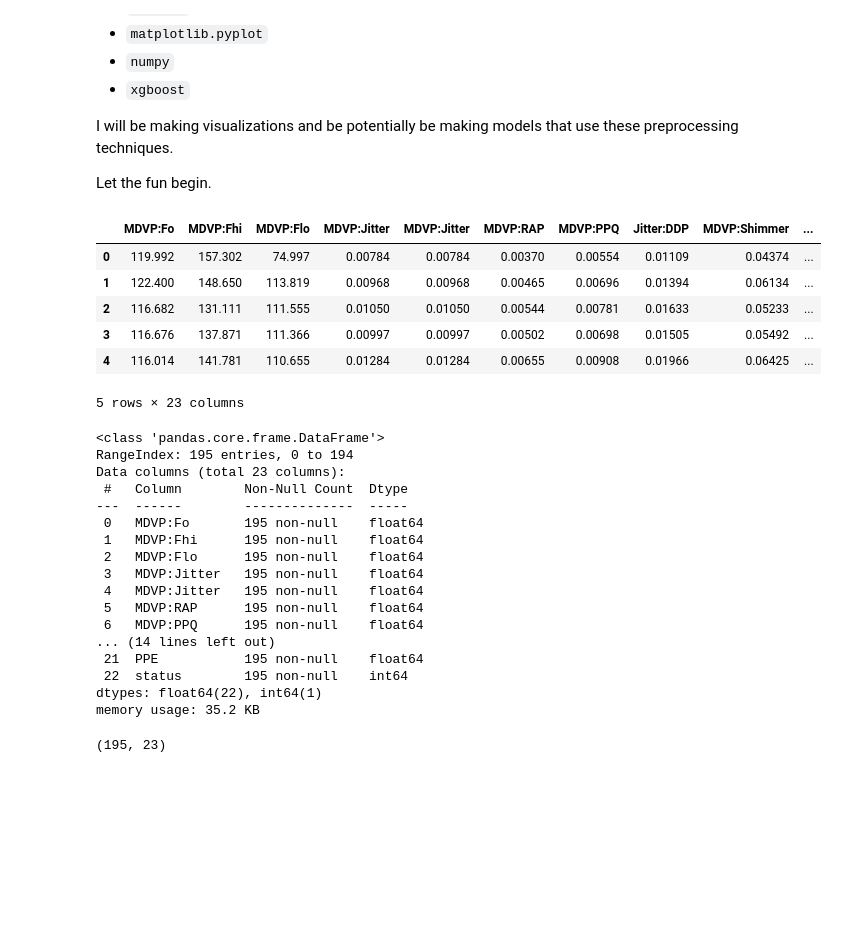
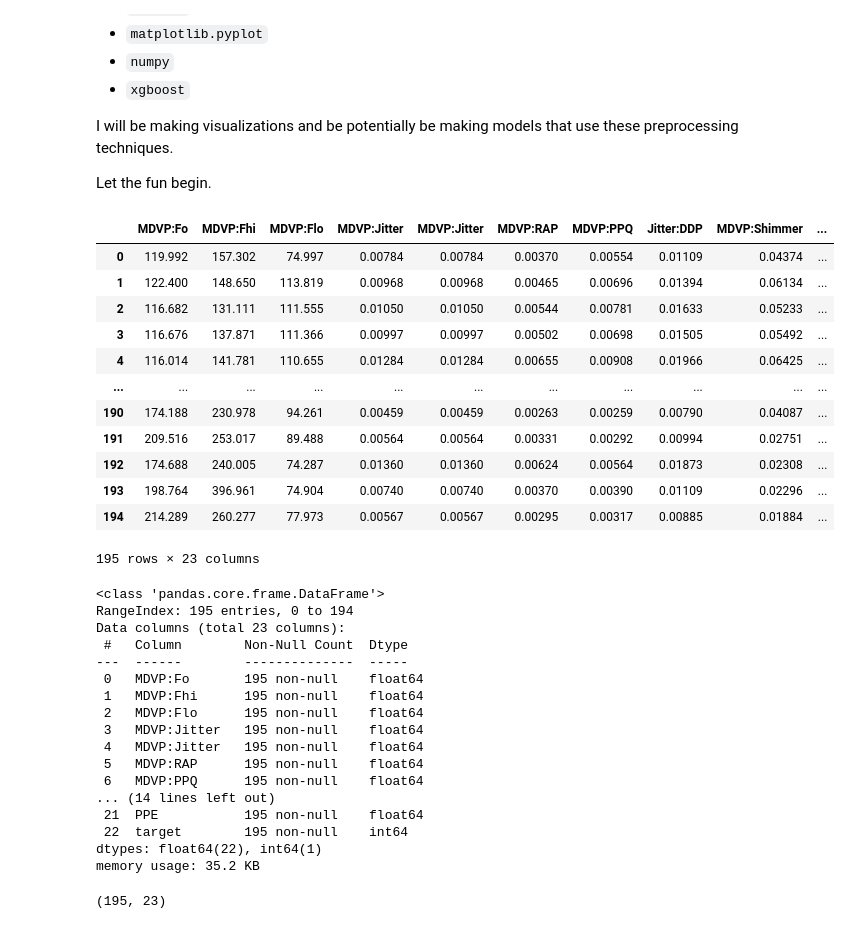
Before and after one commit to NathanCheonis05/Machine-Learning-Portfolio-Projects, a Jupyter notebook: Parkinsons_Prediction.ipynb, the cells around one changed output. Saved outputs shown, nothing was run; the diff lists cells and outputs as text; code cells hidden in the pictures; blank space fills up the shorter version.

Commit message:
Update Parkinsons_Prediction.ipynb
ran the file a few times.

```diff
--- a/Parkinsons_Prediction.ipynb
+++ b/Parkinsons_Prediction.ipynb
@@ -30,22 +30,31 @@ from ucimlrepo import fetch_ucirepo
 # %%
 # Fetching the dataset
 
 parkinsons = fetch_ucirepo(id=174)
 
-# create dataframe by combining features and targets
-X = parkinsons.data.features
-y = parkinsons.data.targets
+# data (as pandas dataframes)
+df = pd.DataFrame(data = parkinsons.data['features'], columns = parkinsons.feature_names)
+df['target'] = parkinsons.data['targets']
 
-df=pd.concat([X, y], axis=1)
-df.head()
+# Extract features and target
+X = df.drop(columns=['target'])
+y = df['target']
+
+df
 # %% [output]
 |  | MDVP:Fo | MDVP:Fhi | MDVP:Flo | MDVP:Jitter | MDVP:Jitter | MDVP:RAP | MDVP:PPQ | Jitter:DDP | MDVP:Shimmer | ... |
 | 0 | 119.992 | 157.302 | 74.997 | 0.00784 | 0.00784 | 0.00370 | 0.00554 | 0.01109 | 0.04374 | ... |
 | 1 | 122.400 | 148.650 | 113.819 | 0.00968 | 0.00968 | 0.00465 | 0.00696 | 0.01394 | 0.06134 | ... |
 | 2 | 116.682 | 131.111 | 111.555 | 0.01050 | 0.01050 | 0.00544 | 0.00781 | 0.01633 | 0.05233 | ... |
 | 3 | 116.676 | 137.871 | 111.366 | 0.00997 | 0.00997 | 0.00502 | 0.00698 | 0.01505 | 0.05492 | ... |
 | 4 | 116.014 | 141.781 | 110.655 | 0.01284 | 0.01284 | 0.00655 | 0.00908 | 0.01966 | 0.06425 | ... |
+| ... | ... | ... | ... | ... | ... | ... | ... | ... | ... | ... |
+| 190 | 174.188 | 230.978 | 94.261 | 0.00459 | 0.00459 | 0.00263 | 0.00259 | 0.00790 | 0.04087 | ... |
+| 191 | 209.516 | 253.017 | 89.488 | 0.00564 | 0.00564 | 0.00331 | 0.00292 | 0.00994 | 0.02751 | ... |
+| 192 | 174.688 | 240.005 | 74.287 | 0.01360 | 0.01360 | 0.00624 | 0.00564 | 0.01873 | 0.02308 | ... |
+| 193 | 198.764 | 396.961 | 74.904 | 0.00740 | 0.00740 | 0.00370 | 0.00390 | 0.01109 | 0.02296 | ... |
+| 194 | 214.289 | 260.277 | 77.973 | 0.00567 | 0.00567 | 0.00295 | 0.00317 | 0.00885 | 0.01884 | ... |
-5 rows × 23 columns
+195 rows × 23 columns
 # %%
 # Going to do some EDA
 
@@ -65,7 +74,7 @@ Data columns (total 23 columns):
  6   MDVP:PPQ      195 non-null    float64
 ... (14 lines left out)
  21  PPE           195 non-null    float64
- 22  status        195 non-null    int64
+ 22  target        195 non-null    int64
 dtypes: float64(22), int64(1)
 memory usage: 35.2 KB
 # %%
```
Also changed, not shown: parts of 4 cells of this notebook.
